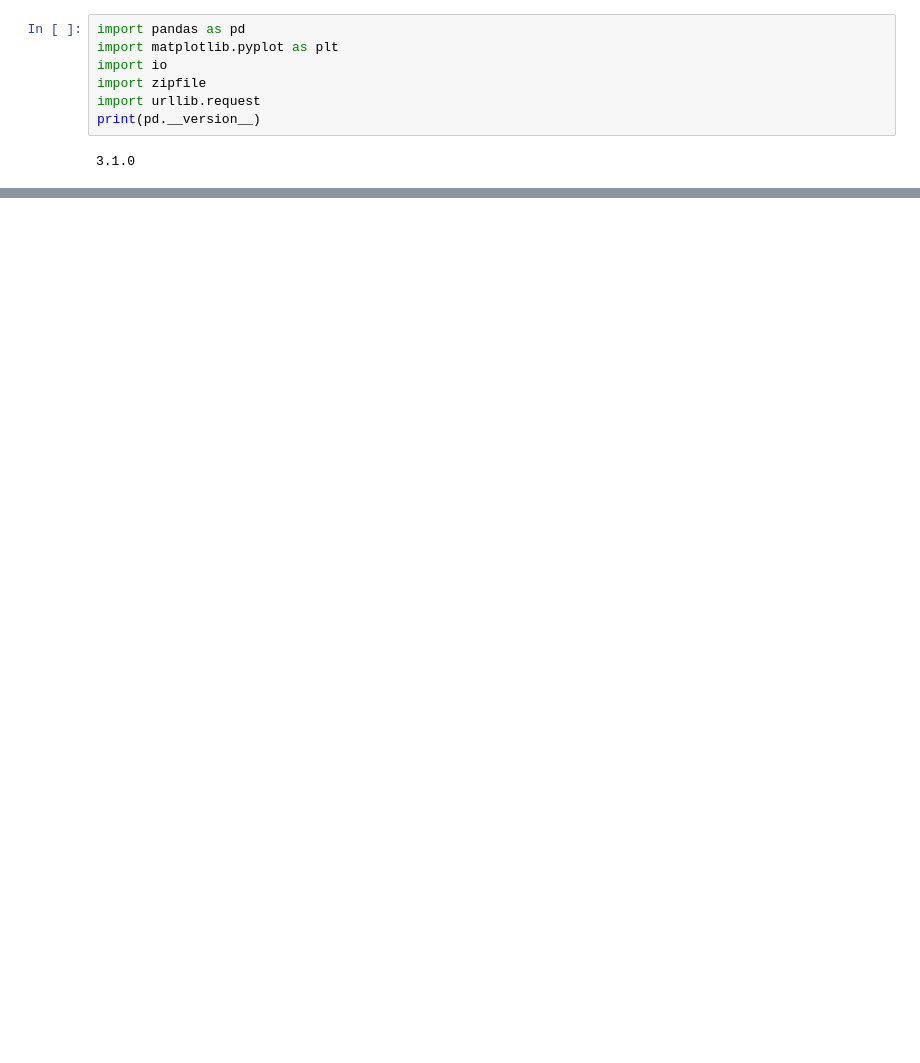
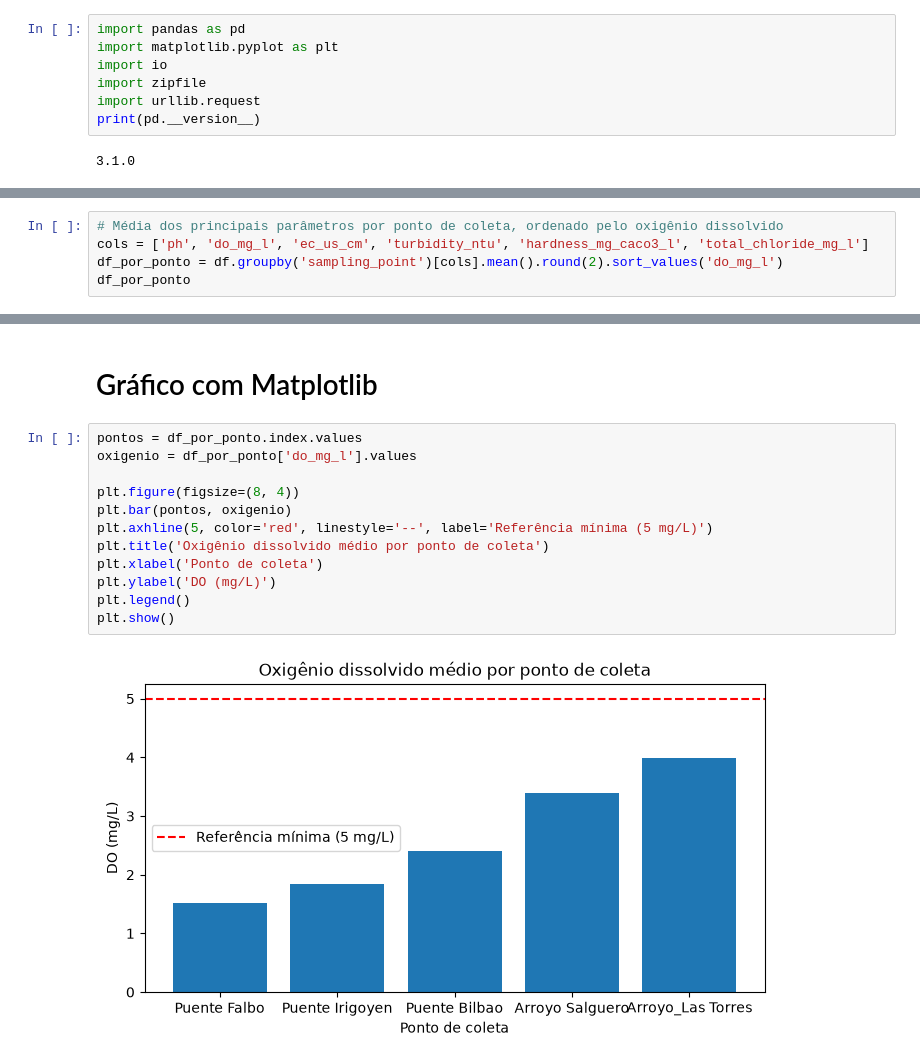
Before and after one commit to nevidomyyb/post-graduate-data-eng-anly, a Jupyter notebook: Introducao-Analise-Dados/aula02_atividade.ipynb, the cells around one changed output, grey strips where cells are left out. Drawn from its saved outputs; the diff is of its cells as text; blank space fills up the shorter version.

```diff
--- a/Introducao-Analise-Dados/aula02_atividade.ipynb
+++ b/Introducao-Analise-Dados/aula02_atividade.ipynb
@@ -41,0 +182,5 @@ df.head()
+# %%
+# Média dos principais parâmetros por ponto de coleta, ordenado pelo oxigênio dissolvido
+cols = ['ph', 'do_mg_l', 'ec_us_cm', 'turbidity_ntu', 'hardness_mg_caco3_l', 'total_chloride_mg_l']
+df_por_ponto = df.groupby('sampling_point')[cols].mean().round(2).sort_values('do_mg_l')
+df_por_ponto
@@ -41,0 +241,16 @@ df.head()
+# %% [markdown]
+#  Gráfico com Matplotlib
+# %%
+pontos = df_por_ponto.index.values
+oxigenio = df_por_ponto['do_mg_l'].values
+
+plt.figure(figsize=(8, 4))
+plt.bar(pontos, oxigenio)
+plt.axhline(5, color='red', linestyle='--', label='Referência mínima (5 mg/L)')
+plt.title('Oxigênio dissolvido médio por ponto de coleta')
+plt.xlabel('Ponto de coleta')
+plt.ylabel('DO (mg/L)')
+plt.legend()
+plt.show()
+# %% [output]
+[figure, added]
```
Also changed, not shown: parts of 23 cells of this notebook, 1 other file.
